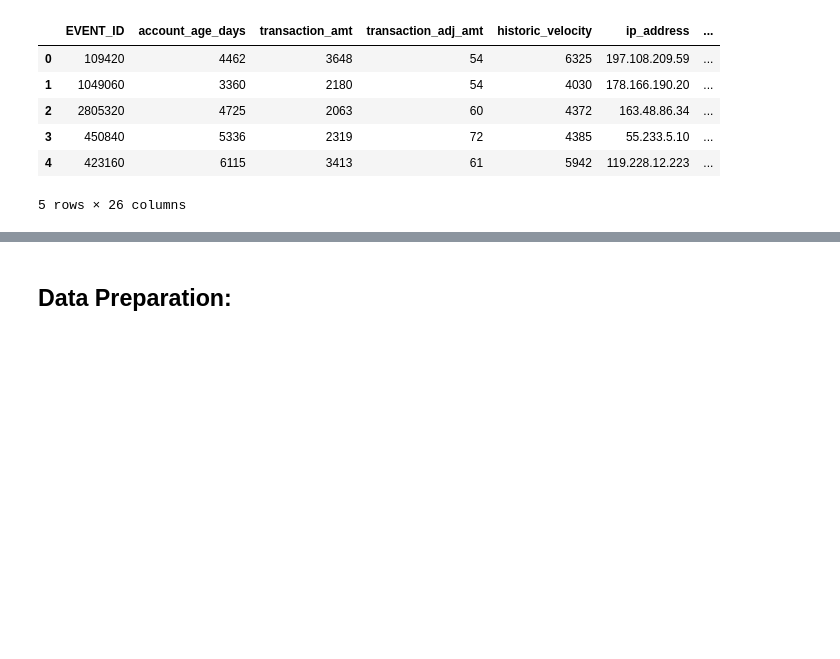
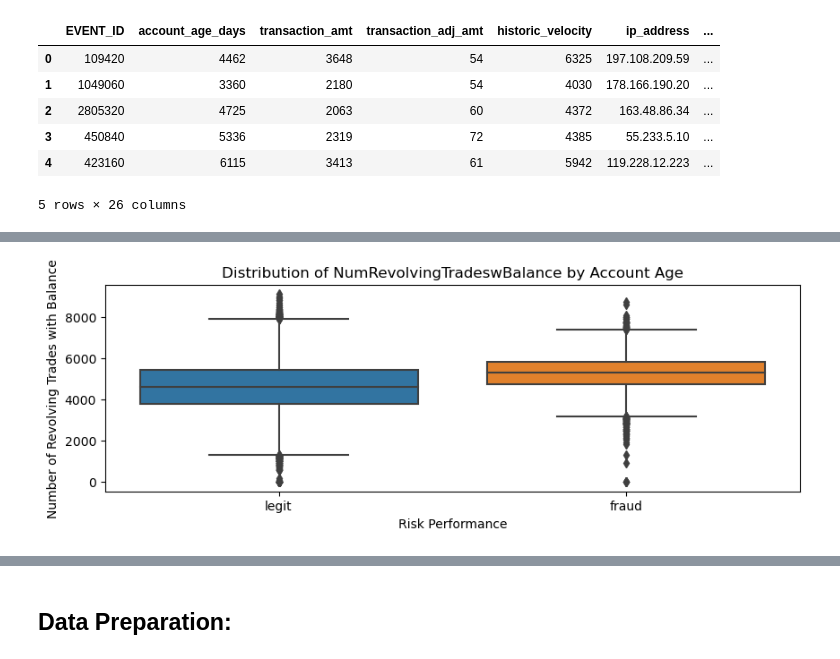
Before and after one commit to MikeVej/ML_FraudDetection, a Jupyter notebook: Project2_FIndingFraud_MichaelVejsiri.ipynb, the cells around one changed output, grey strips where cells are left out. Saved outputs shown, nothing was run; the diff lists cells and outputs as text; code cells hidden in the pictures; blank space fills up the shorter version.

```diff
--- a/Project2_FIndingFraud_MichaelVejsiri.ipynb
+++ b/Project2_FIndingFraud_MichaelVejsiri.ipynb
@@ -73,0 +144,9 @@ df_holdout.head()
+# %%
+plt.figure(figsize=(10, 3))
+sns.boxplot(x='EVENT_LABEL', y='account_age_days', data=df_train)
+plt.title('Distribution of NumRevolvingTradeswBalance by Account Age')
+plt.xlabel('Risk Performance')
+plt.ylabel('Number of Revolving Trades with Balance')
+plt.show()
+# %% [output]
+[figure, added]
```
Also changed, not shown: parts of 25 cells of this notebook.
